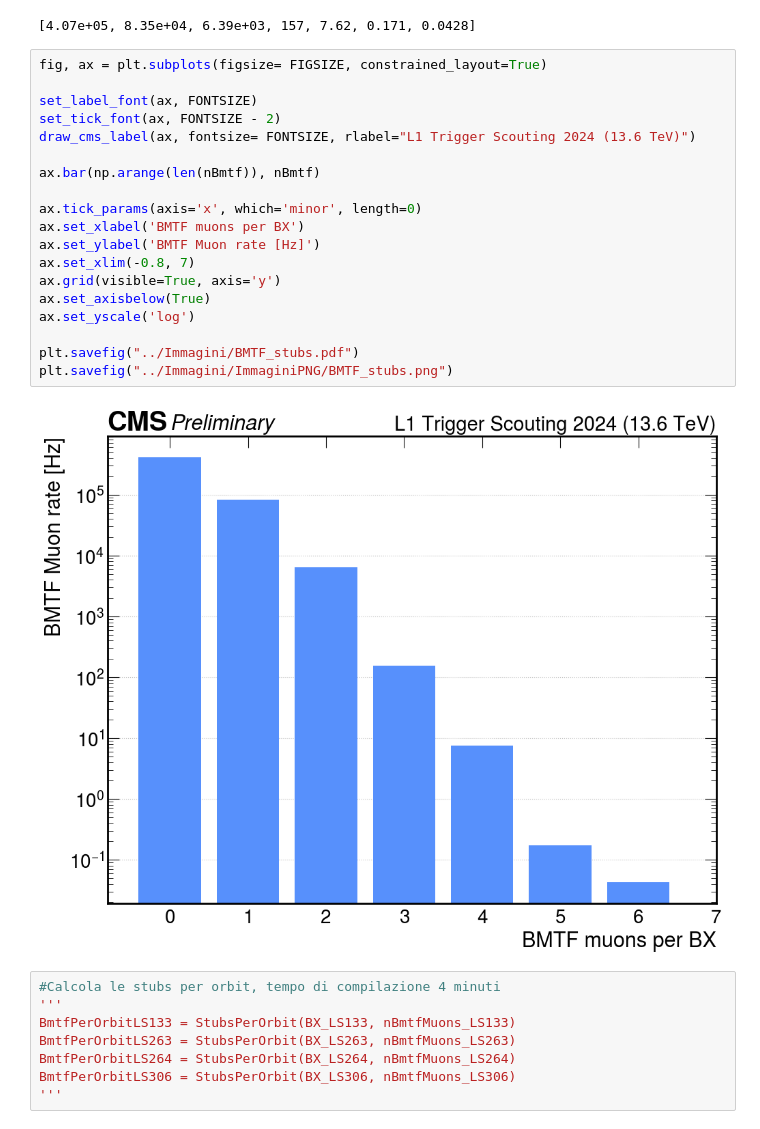
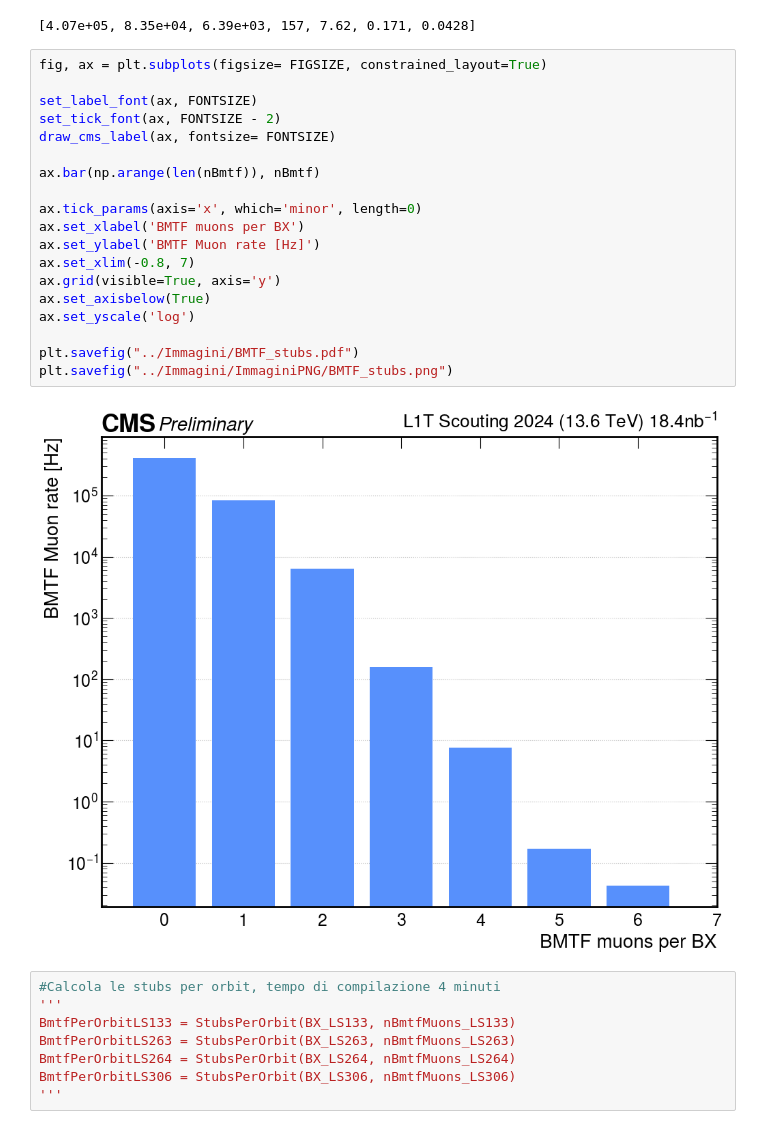
Before and after one commit to francescoreschio/Tesi-Triennale, a Jupyter notebook: Codice/BMTF.ipynb, the cells around one changed output. Cells and saved outputs as stored; diff of their text form.

```diff
--- a/Codice/BMTF.ipynb
+++ b/Codice/BMTF.ipynb
@@ -133,24 +133,24 @@ print(nBmtf)
 # %%
 fig, ax = plt.subplots(figsize= FIGSIZE, constrained_layout=True)
 
 set_label_font(ax, FONTSIZE)
 set_tick_font(ax, FONTSIZE - 2)
-draw_cms_label(ax, fontsize= FONTSIZE, rlabel="L1 Trigger Scouting 2024 (13.6 TeV)")
+draw_cms_label(ax, fontsize= FONTSIZE)
 
 ax.bar(np.arange(len(nBmtf)), nBmtf)
 
 ax.tick_params(axis='x', which='minor', length=0)
 ax.set_xlabel('BMTF muons per BX')
 ax.set_ylabel('BMTF Muon rate [Hz]')
 ax.set_xlim(-0.8, 7)
 ax.grid(visible=True, axis='y')
 ax.set_axisbelow(True)
 ax.set_yscale('log')
 
 plt.savefig("../Immagini/BMTF_stubs.pdf")
 plt.savefig("../Immagini/ImmaginiPNG/BMTF_stubs.png")
 # %% [output]
-[figure, old version]
+[figure, new version]
 # %%
 #Calcola le stubs per orbit, tempo di compilazione 4 minuti
 '''
```
Also changed, not shown: parts of 9 cells of this notebook, 14 other files.
